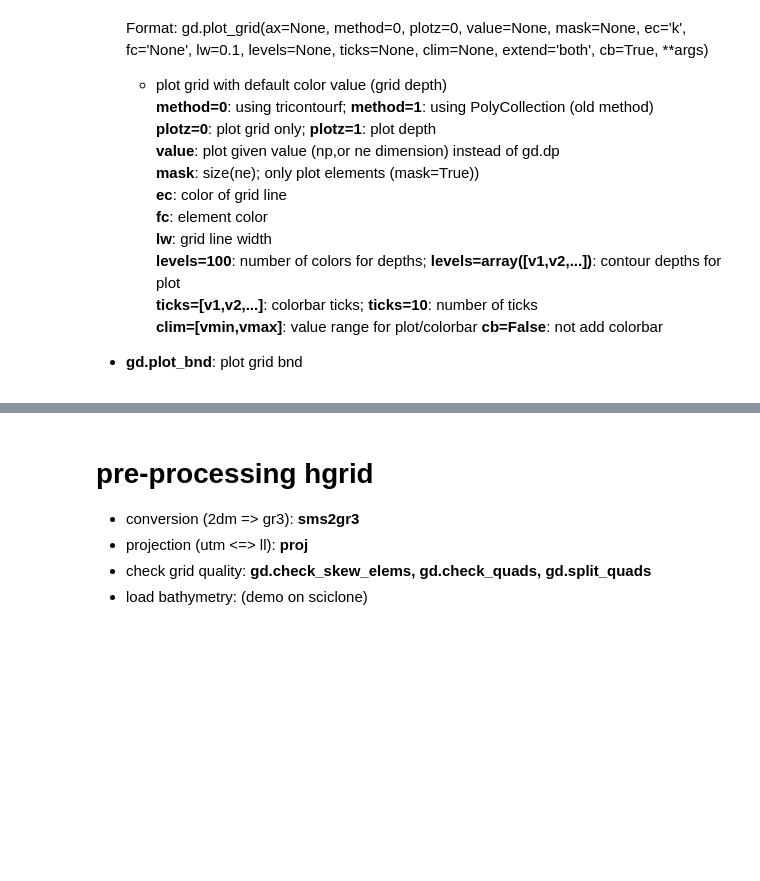
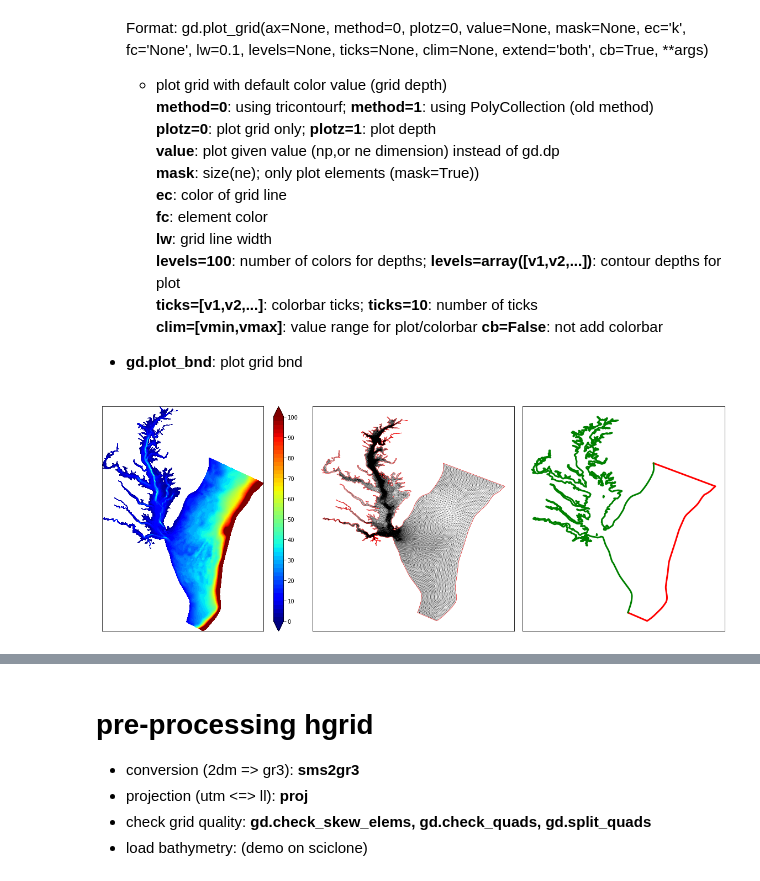
Before and after one commit to wzhengui/pylibs, a Jupyter notebook: tutorial.ipynb, the cells around one changed output, grey strips where cells are left out. Cells and saved outputs as stored; diff of their text form; code cells hidden in the pictures; blank space fills up the shorter version.

```diff
--- a/tutorial.ipynb
+++ b/tutorial.ipynb
@@ -68,3 +91,3 @@ if not os.path.exists('hgrid.npz'):
 # %%
 #read hgrid
-gd=loadz('hgrid.npz').hgrid  #same as gd=read_schism_hgrid('hgrid.gr3'), but much faster
+gd=loadz('grid.npz').hgrid  #same as gd=read_schism_hgrid('hgrid.gr3'), but much faster
@@ -110,21 +131,22 @@ Format: gd.plot_grid(ax=None, method=0, plotz=0, value=None, mask=None, ec='k',
 # %%
 #Example 3: plot grid in different ways
 figure(figsize=[16,6])
 subplot(1,3,1)
-gd.plot_grid(plotz=1,ec=None,clim=[0,100],ticks=linspace(0,100,11))
+gd.plot_grid(fmt=1,clim=[0,100],ticks=linspace(0,100,11))
 setp(gca(),xticks=[],yticks=[])
 set_cmap('jet')
 
 subplot(1,3,2)
-gd.plot_grid(); gd.plot_bnd(c='b',lw=0.5)
-setp(gca(),xticks=[],yticks=[])
+gd.plot_grid(); gd.plot_bnd(c='r',lw=0.5)
 setp(gca(),xticks=[],yticks=[])
 
 subplot(1,3,3)
-gd.plot_bnd(c='rg',lw=6)
+gd.plot_bnd(c='rg',lw=3)
 setp(gca(),xticks=[],yticks=[])
 
 gcf().tight_layout()
+# %% [output]
+[figure, added]
 # %%
 #Example 4: access bnd information
 for i in arange(gd.nob) : #loop open bnds
```
Also changed, not shown: parts of 10 cells of this notebook.
